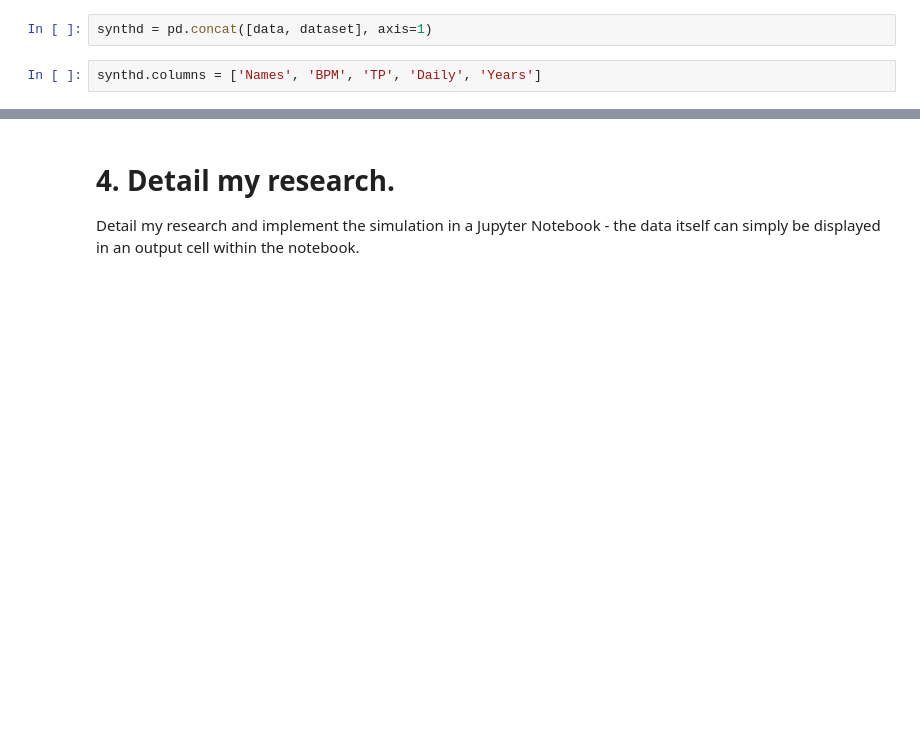
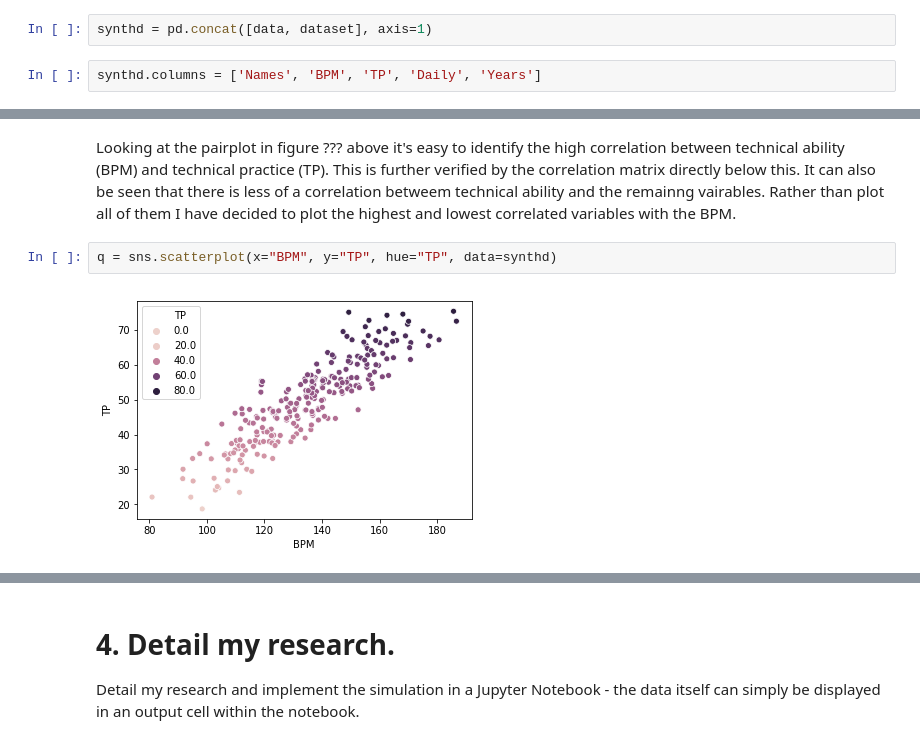
Before and after one commit to Wayne742/Programming-Project-S2, a Jupyter notebook: Programming for Data Analytics Project 2018.ipynb, the cells around one changed output, grey strips where cells are left out. Drawn from its saved outputs; the diff is of its cells as text; blank space fills up the shorter version.

```diff
--- a/Programming for Data Analytics Project 2018.ipynb
+++ b/Programming for Data Analytics Project 2018.ipynb
@@ -421,0 +426,6 @@ synthd
+# %% [markdown]
+Looking at the pairplot in figure ??? above it's easy to identify the high correlation between technical ability (BPM) and technical practice (TP). This is further verified by the correlation matrix directly below this. It can also be seen that there is less of a correlation betweem technical ability and the remainng vairables. Rather than plot all of them I have decided to plot the highest and lowest correlated variables with the BPM.
+# %%
+q = sns.scatterplot(x="BPM", y="TP", hue="TP", data=synthd)
+# %% [output]
+[figure, added]
```
Also changed, not shown: parts of 3 cells of this notebook.
